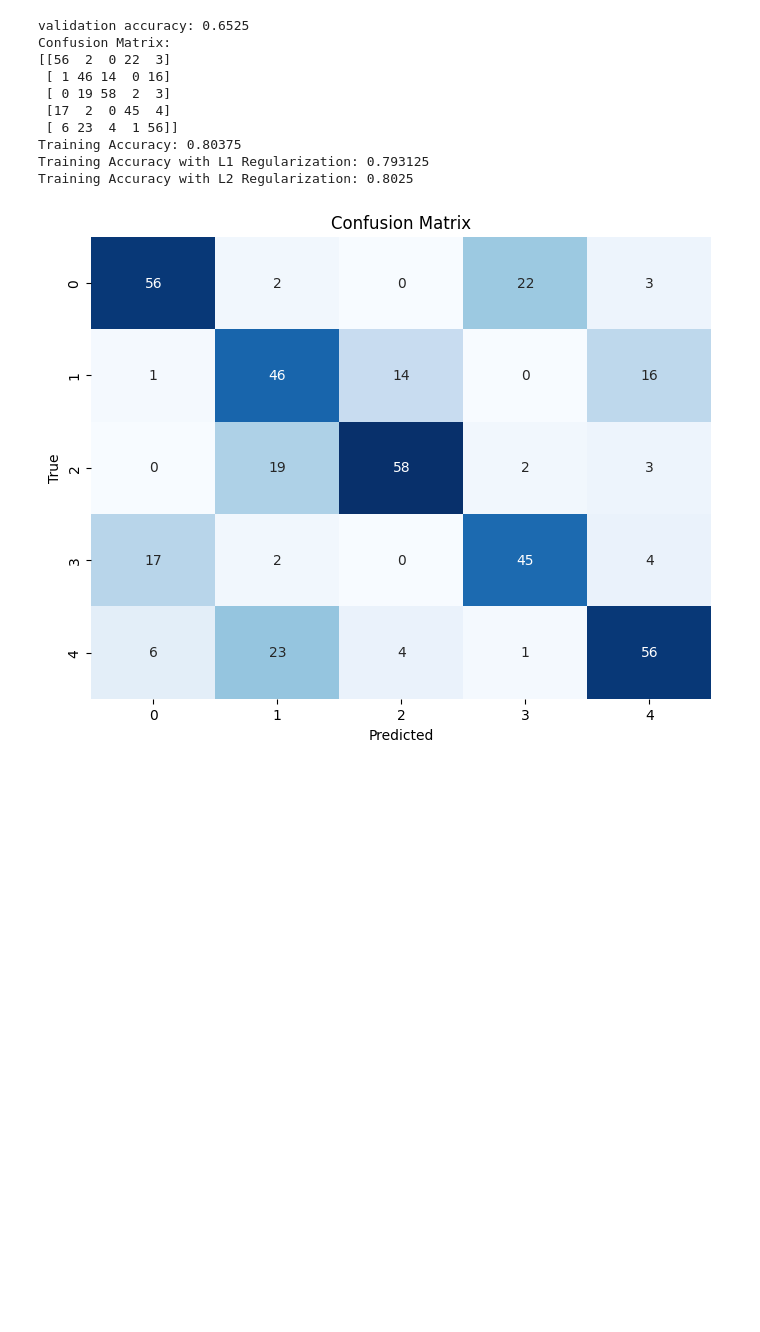
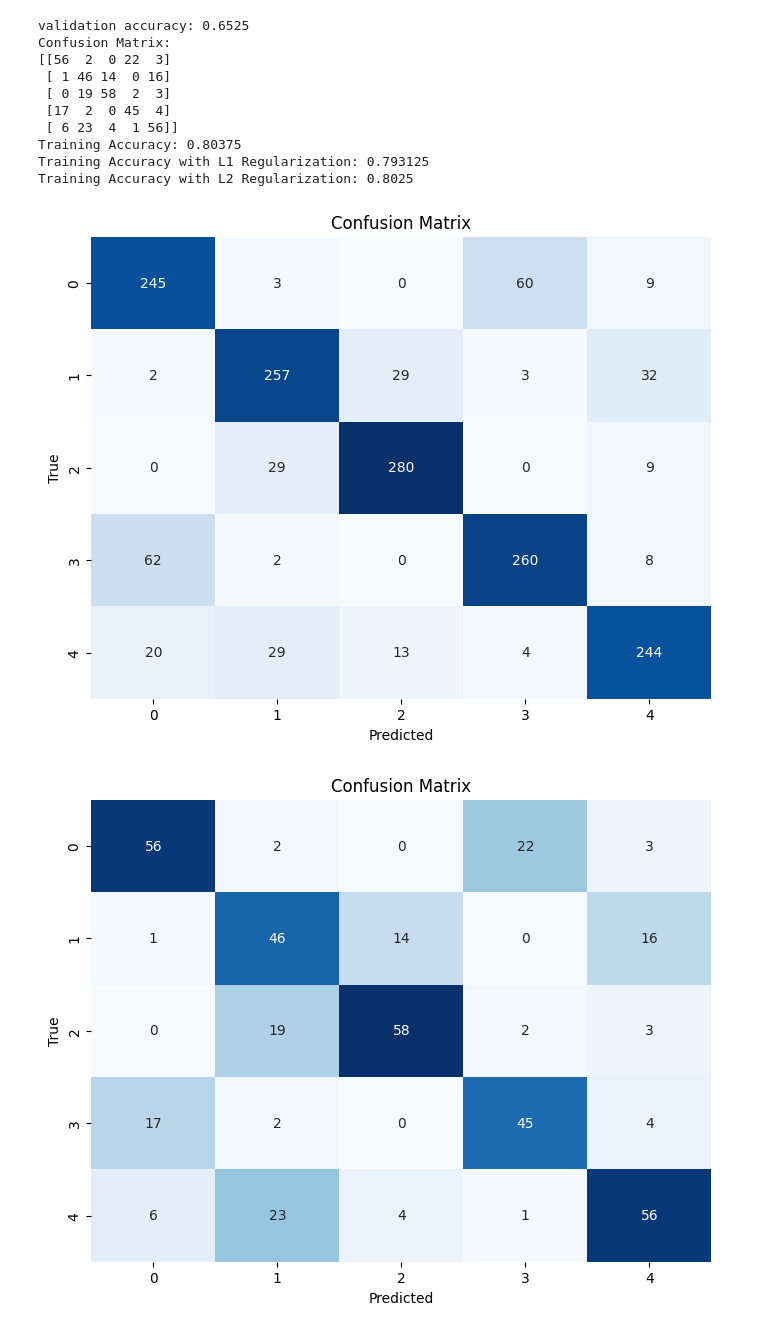
Before and after one commit to immanuelazn/w281_final_galaxy_zoo, a Jupyter notebook: classifier.ipynb, the cells around one changed output. Saved outputs shown, nothing was run; the diff lists cells and outputs as text; code cells hidden in the pictures; blank space fills up the shorter version.

```diff
--- a/classifier.ipynb
+++ b/classifier.ipynb
@@ -381,16 +386,26 @@ Training Accuracy with L2 Regularization: 0.8025
 # %%
 import matplotlib.pyplot as plt
 import seaborn as sns
 
 # Compute confusion matrix
-conf_matrix = confusion_matrix(y_test, y_pred)
+conf_matrix_val = confusion_matrix(y_test, y_pred)
+conf_matrix_train = confusion_matrix(y_train, classifier.predict(X_train_lda))
 
 # Plot confusion matrix
 plt.figure(figsize=(8, 6))
-sns.heatmap(conf_matrix, annot=True, cmap='Blues', fmt='g', cbar=False)
+sns.heatmap(conf_matrix_train, annot=True, cmap='Blues', fmt='g', cbar=False)
 plt.xlabel('Predicted')
 plt.ylabel('True')
 plt.title('Confusion Matrix')
 plt.show()
+
+# Plot confusion matrix
+plt.figure(figsize=(8, 6))
+sns.heatmap(conf_matrix_val, annot=True, cmap='Blues', fmt='g', cbar=False)
+plt.xlabel('Predicted')
+plt.ylabel('True')
+plt.title('Confusion Matrix')
+plt.show()
 # %% [output]
-[figure, old version]
+[figure, new version]
+[figure, added]
```
Also changed, not shown: parts of 3 cells of this notebook.
